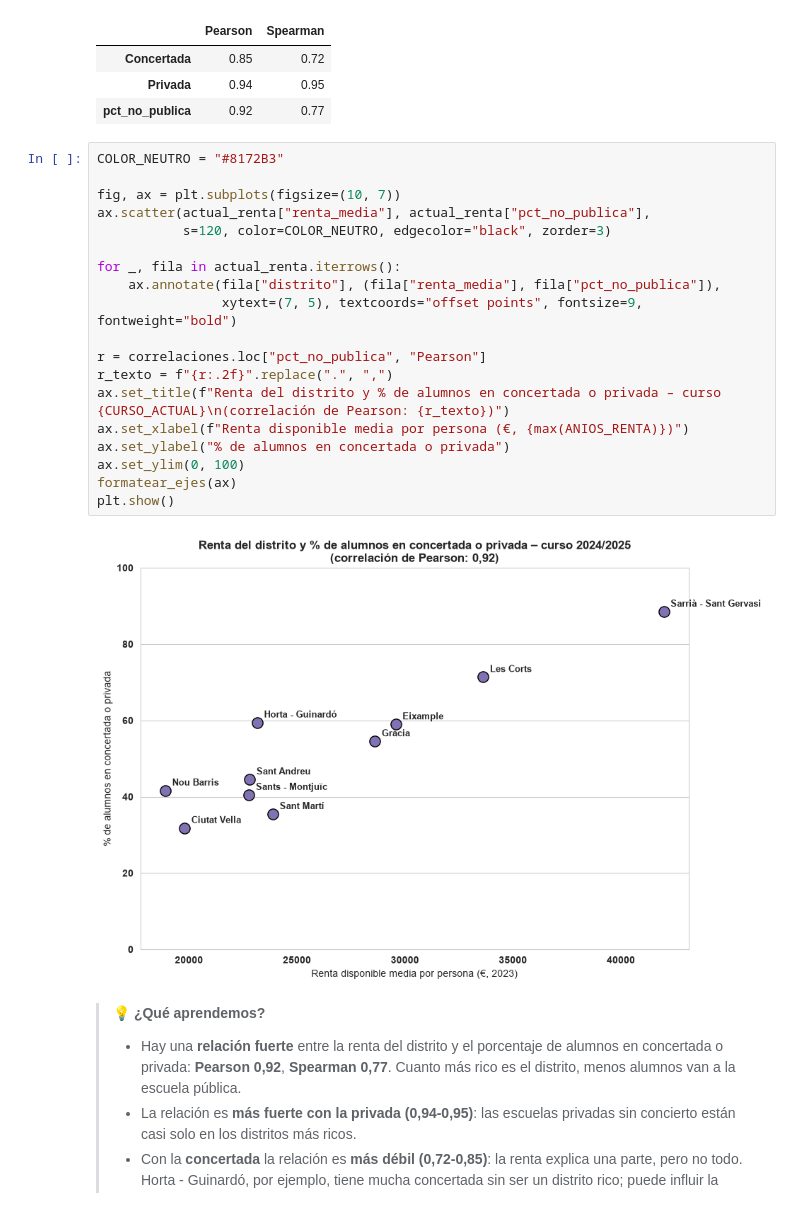
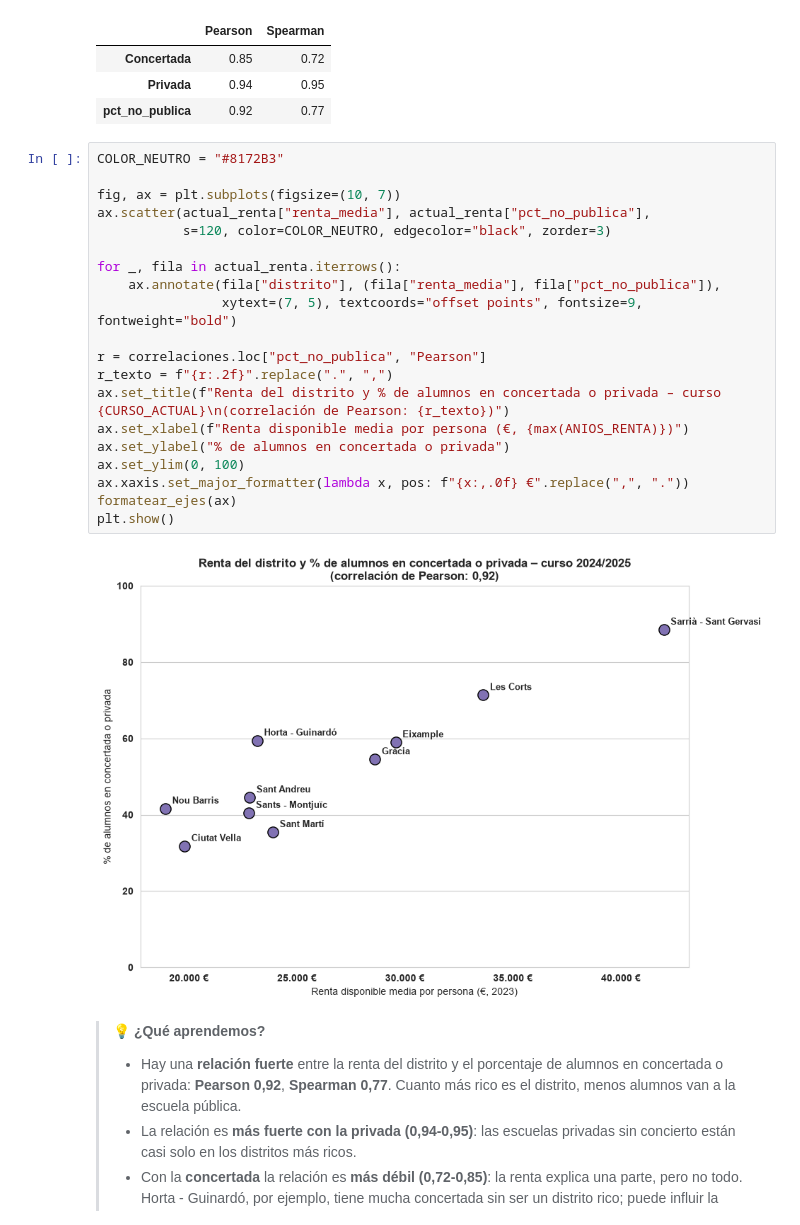
Before and after one commit to esrakesken/eda-educacion-barcelona, a Jupyter notebook: notebooks/01_eda_educacion_bcn.ipynb, the cells around one changed output. Cells and saved outputs as stored; diff of their text form.

```diff
--- a/notebooks/01_eda_educacion_bcn.ipynb
+++ b/notebooks/01_eda_educacion_bcn.ipynb
@@ -1315,24 +1315,25 @@ correlaciones
 # %%
 COLOR_NEUTRO = "#8172B3"
 
 fig, ax = plt.subplots(figsize=(10, 7))
 ax.scatter(actual_renta["renta_media"], actual_renta["pct_no_publica"],
            s=120, color=COLOR_NEUTRO, edgecolor="black", zorder=3)
 
 for _, fila in actual_renta.iterrows():
     ax.annotate(fila["distrito"], (fila["renta_media"], fila["pct_no_publica"]),
                 xytext=(7, 5), textcoords="offset points", fontsize=9, fontweight="bold")
 
 r = correlaciones.loc["pct_no_publica", "Pearson"]
 r_texto = f"{r:.2f}".replace(".", ",")
 ax.set_title(f"Renta del distrito y % de alumnos en concertada o privada – curso {CURSO_ACTUAL}\n(correlación de Pearson: {r_texto})")
 ax.set_xlabel(f"Renta disponible media por persona (€, {max(ANIOS_RENTA)})")
 ax.set_ylabel("% de alumnos en concertada o privada")
 ax.set_ylim(0, 100)
+ax.xaxis.set_major_formatter(lambda x, pos: f"{x:,.0f} €".replace(",", "."))
 formatear_ejes(ax)
 plt.show()
 # %% [output]
-[figure, old version]
+[figure, new version]
 # %% [markdown]
 > **💡 ¿Qué aprendemos?**
 > - Hay una **relación fuerte** entre la renta del distrito y el porcentaje de alumnos en concertada o privada: **Pearson 0,92**, **Spearman 0,77**. Cuanto más rico es el distrito, menos alumnos van a la escuela pública.
```
